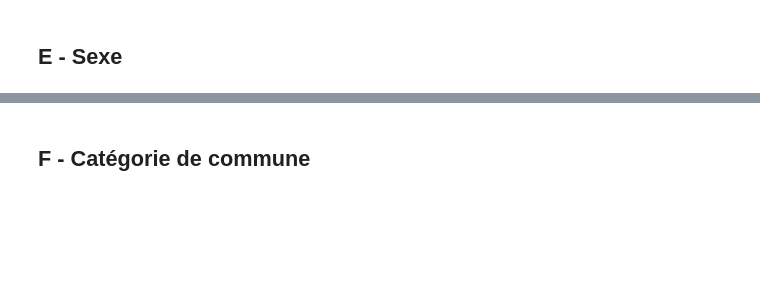
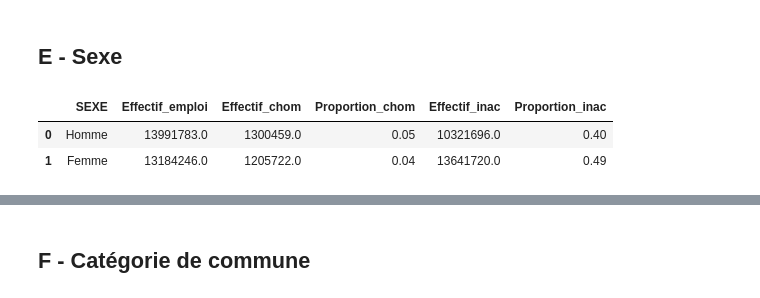
Before and after one commit to Alexis-Barrau/python_ensae, a Jupyter notebook: Scripts/Main notebook.ipynb, the cells around one changed output, grey strips where cells are left out. Cells and saved outputs as stored; diff of their text form; code cells hidden in the pictures; blank space fills up the shorter version.

```diff
--- a/Scripts/Main notebook.ipynb
+++ b/Scripts/Main notebook.ipynb
@@ -155,22 +197,26 @@ plt.show()
 # %%
 #chômage et inactivité par sexe
 #Catégories possibles
 categories = ["Homme","Femme"]
-value = EEC_2019["SEXE"].unique()
+value = [1,2]
 
 #tableau avec SEXE/Effectif en emploi/Effectif chômeur et pour inactifs tout cela pondéré par EXTRIAN
 result_dict = {"SEXE": categories, 'Effectif_emploi': [], 'Effectif_chom':[], 'Proportion_chom':[], 'Effectif_inac':[], 'Proportion_inac':[]}  #à chaque valeur on associe la somme des occurences pondérées
 for val in value :
     somme_pond_E = EEC_2019[(EEC_2019["SEXE"] == val) & (EEC_2019["ACTEU"]==1)]["EXTRIAN"].sum()
     somme_pond_C = EEC_2019[(EEC_2019["SEXE"] == val)& (EEC_2019["ACTEU"]==2)]["EXTRIAN"].sum()
     somme_pond_I = EEC_2019[(EEC_2019["SEXE"] == val)& (EEC_2019["ACTEU"]==3)]["EXTRIAN"].sum()
     result_dict['Effectif_emploi'].append(round(somme_pond_E,0))
     result_dict['Effectif_chom'].append(round(somme_pond_C,0))
     result_dict['Proportion_chom'].append(round(somme_pond_C/(somme_pond_C + somme_pond_E+somme_pond_I),2))
     result_dict['Effectif_inac'].append(round(somme_pond_I,0))
     result_dict['Proportion_inac'].append(round(somme_pond_I/(somme_pond_I + somme_pond_E+somme_pond_C),2))
-data = pd.DataFrame(result_dict).sort_values(by="SEXE").reset_index(drop=True)
+data = pd.DataFrame(result_dict).reset_index(drop=True)
 data
+# %% [output]
+|  | SEXE | Effectif_emploi | Effectif_chom | Proportion_chom | Effectif_inac | Proportion_inac |
+| 0 | Homme | 13991783.0 | 1300459.0 | 0.05 | 10321696.0 | 0.40 |
+| 1 | Femme | 13184246.0 | 1205722.0 | 0.04 | 13641720.0 | 0.49 |
 # %%
 plt.bar(data["SEXE"],data["Effectif_emploi"], color='blue', label='Au travail')
 plt.bar(data["SEXE"],data["Effectif_chom"], color='orange', label='Chômeurs', bottom=data["Effectif_emploi"])
```
Also changed, not shown: parts of 49 cells of this notebook.
